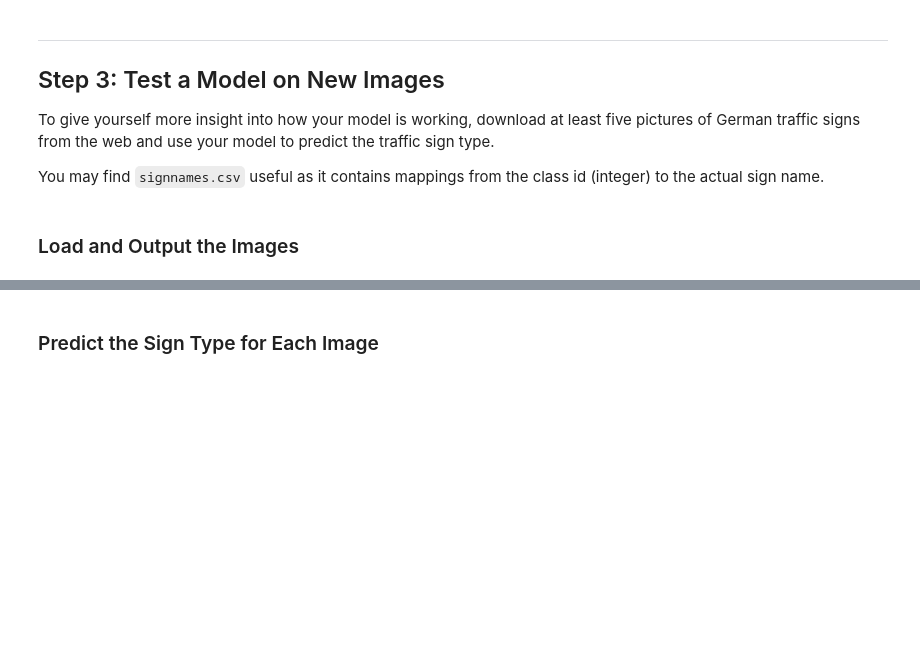
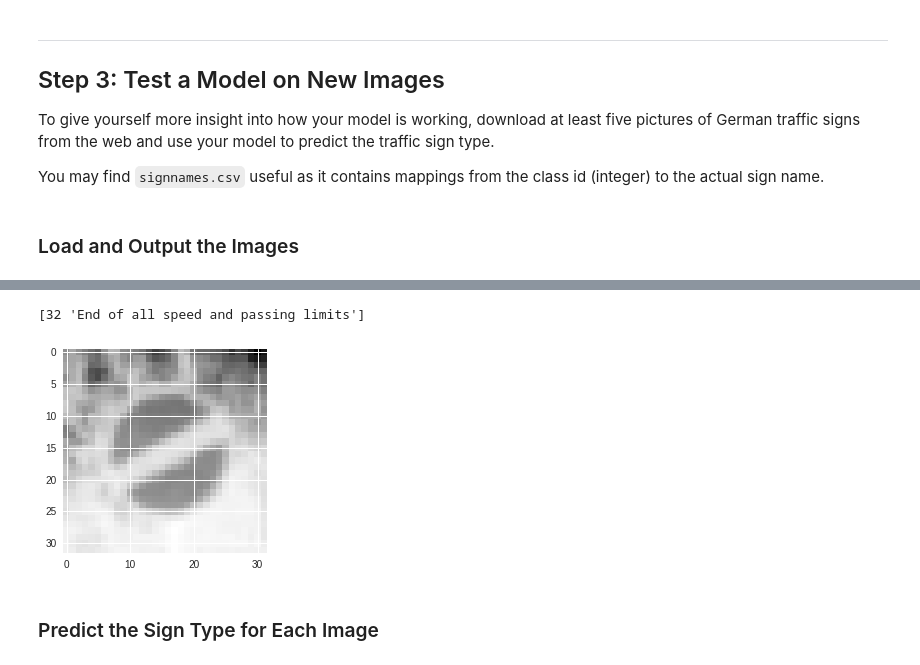
Before and after one commit to yhung119/German_Traffic_Signs_Classification, a Jupyter notebook: Traffic_Sign_Classifier.ipynb, the cells around one changed output, grey strips where cells are left out. Saved outputs shown, nothing was run; the diff lists cells and outputs as text; code cells hidden in the pictures; blank space fills up the shorter version.

```diff
--- a/Traffic_Sign_Classifier.ipynb
+++ b/Traffic_Sign_Classifier.ipynb
@@ -438,3 +461,15 @@ You may find `signnames.csv` useful as it contains mappings from the class id (i
+# %%
+def show_img_by_class(index):
+    ind = np.where(y_combine==index)
+    data = X_train_N[ind][0]
+    print signs_name[index]
+    plt.imshow(data.reshape(32,32))
+    plt.show()
+ii = random.randint(0,42)
+show_img_by_class(ii)
+# %% [output]
+[32 'End of all speed and passing limits']
+[figure, added]
 # %% [markdown]
 ### Predict the Sign Type for Each Image
 # %%
```
Also changed, not shown: parts of 24 cells of this notebook.
